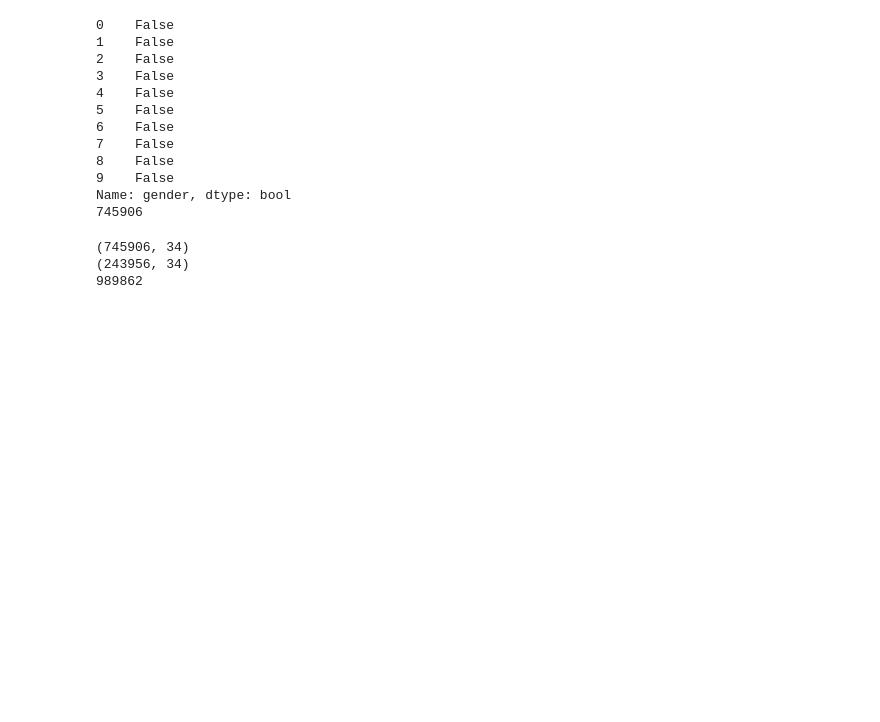
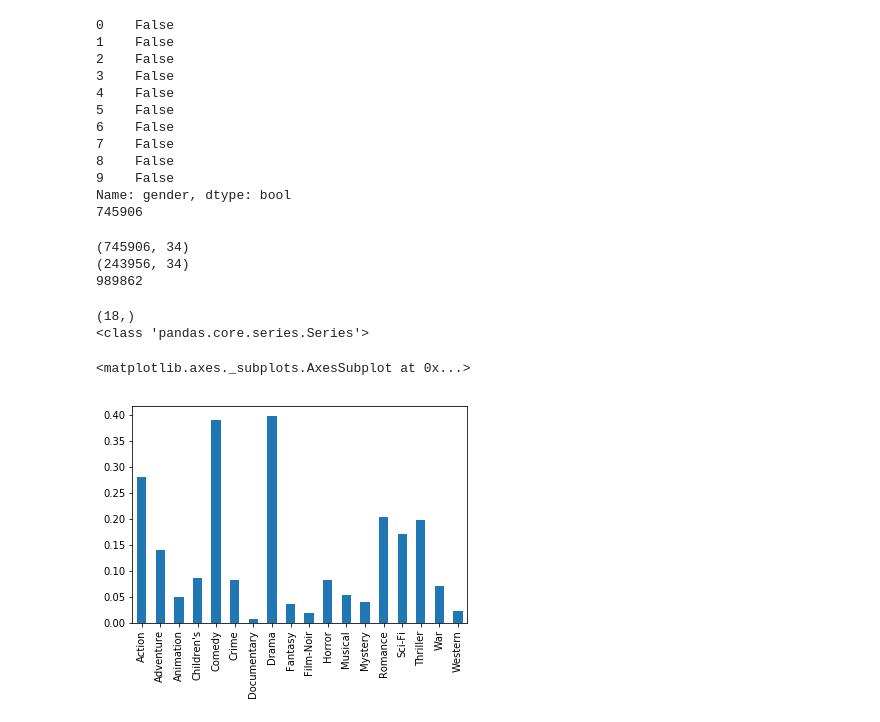
Before and after one commit to nicolagennaro/pussy-project, a Jupyter notebook: Join.ipynb, the cells around one changed output. Cells and saved outputs as stored; diff of their text form; code cells hidden in the pictures; blank space fills up the shorter version.

```diff
--- a/Join.ipynb
+++ b/Join.ipynb
@@ -586,0 +585,19 @@ females.sum(axis = 0)
+# %%
+#print(females.head(3))
+F_taste = females[movie_gender]
+#print(F_taste.head(3))
+F_taste = F_taste.sum() / females.shape[0]
+
+M_taste = males[movie_gender]
+M_taste = M_taste.sum() / males.shape[0]
+# %%
+print(M_taste.shape)
+print(type(M_taste))
+
+M_taste.plot.bar()
+F_taste.plot.bar()
+# %% [output]
+(18,)
+<class 'pandas.core.series.Series'>
+<matplotlib.axes._subplots.AxesSubplot at 0x...>
+[figure, added]
```
Also changed, not shown: parts of 3 cells of this notebook, 1 other file.
